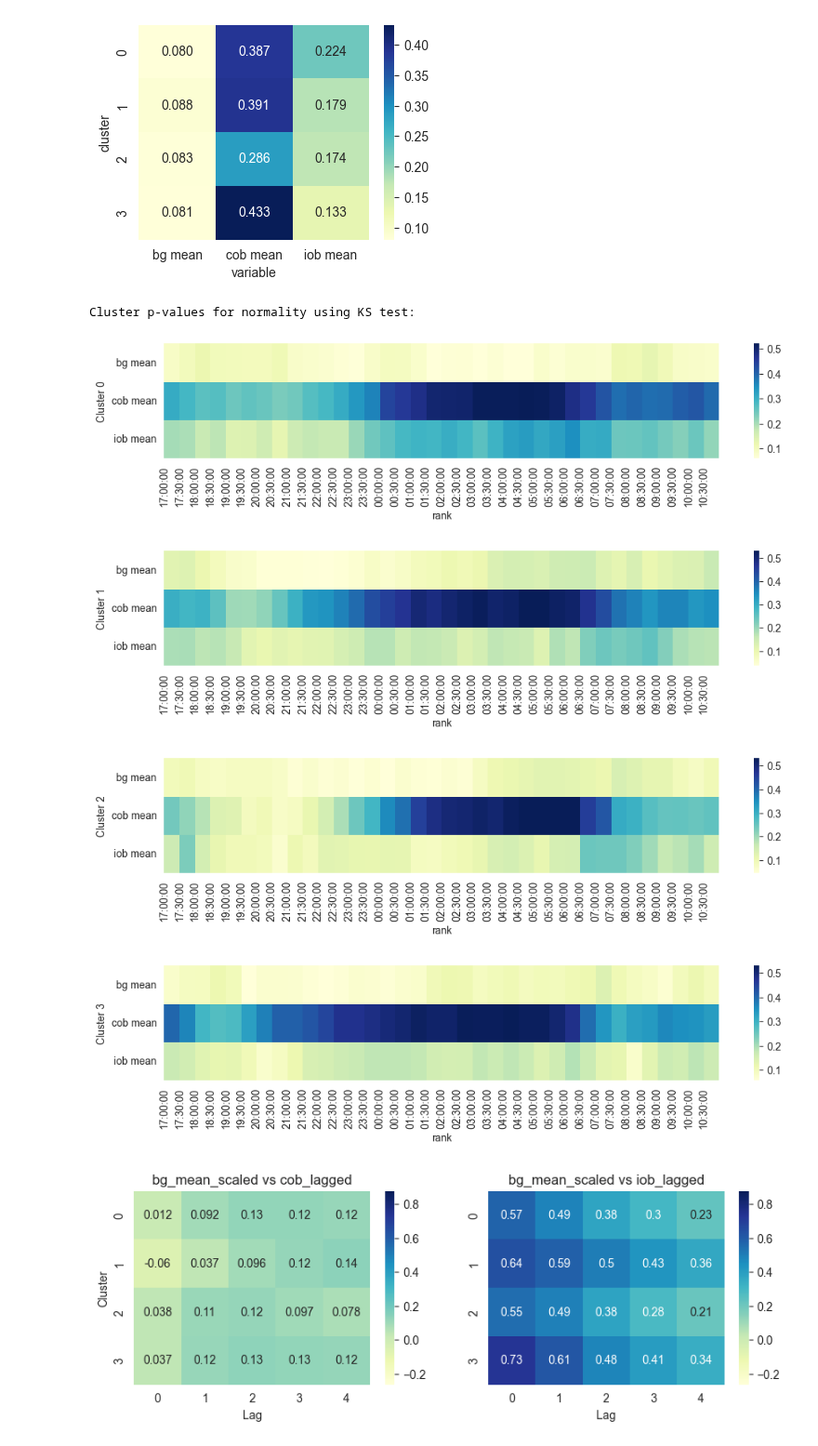
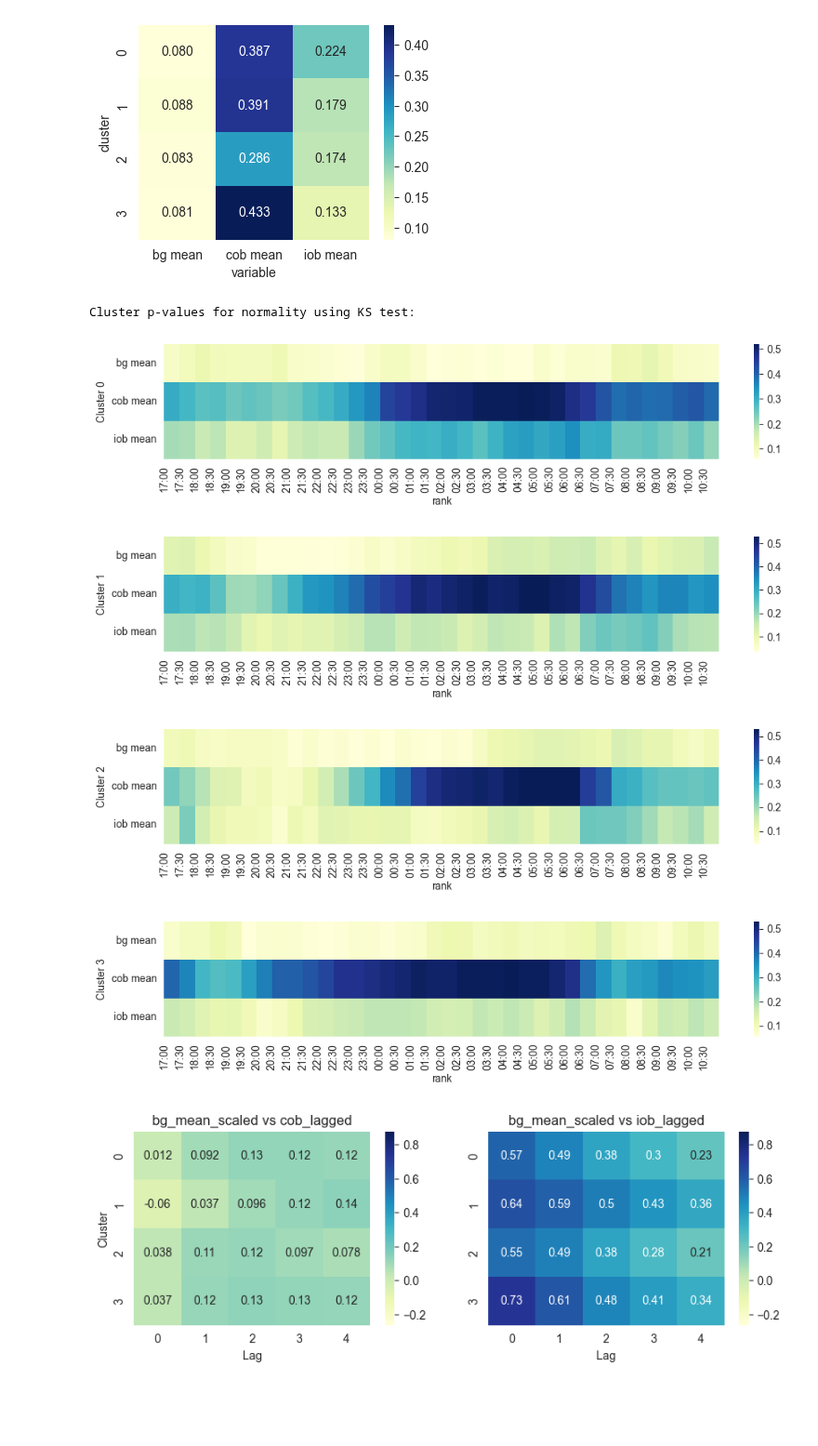
Before and after one commit to rdbrist/masters_project, a Jupyter notebook: notebooks/2.03b-rd-analysis-of-night-clusters.ipynb, the cells around one changed output. Shown at 93% size. Cells and saved outputs as stored; diff of their text form; code cells hidden in the pictures; blank space fills up the shorter version.

```diff
--- a/notebooks/2.03b-rd-analysis-of-night-clusters.ipynb
+++ b/notebooks/2.03b-rd-analysis-of-night-clusters.ipynb
@@ -390,21 +361,26 @@ plt.show()
 Cluster p-values for normality using KS test:
 [figure]
 # %%
+def format_time_to_hhmm(time_obj):
+    """Formats a datetime.time object to HH:MM string."""
+    return time_obj.strftime('%H:%M')
+
 print('Cluster p-values for normality using KS test:')
 x_ticks = df_ks_by_time[['rank','time']].drop_duplicates().sort_values('rank')
+x_ticks['time'] = x_ticks['time'].apply(format_time_to_hhmm)
 for c, group in df_ks_by_time.groupby('cluster'):
     ks_by_time_pval_matrix = group.pivot_table(index='variable', columns='rank', values='p-value')
     fig = plt.figure(figsize=(12, 2))
     sns.heatmap(ks_by_time_pval_matrix, annot=False, fmt=".3f", cmap="YlGnBu")
     plt.ylabel(f'Cluster {c}')
     plt.xticks(x_ticks['rank']-1, x_ticks['time'], rotation=90)
     plt.show()
 # %% [output]
 Cluster p-values for normality using KS test:
-[figure, old version]
+[figure, new version]
-[figure, old version]
+[figure, new version]
-[figure, old version]
+[figure, new version]
-[figure, old version]
+[figure, new version]
 # %%
 df_spearman = rel.calculate_spearman_correlation()
 spearman_agg = df_spearman.groupby(['variables', 'lag', 'cluster']).agg({'correlation': 'mean'}).pivot_table(
```
Also changed, not shown: parts of 15 cells of this notebook, 5 other files.
